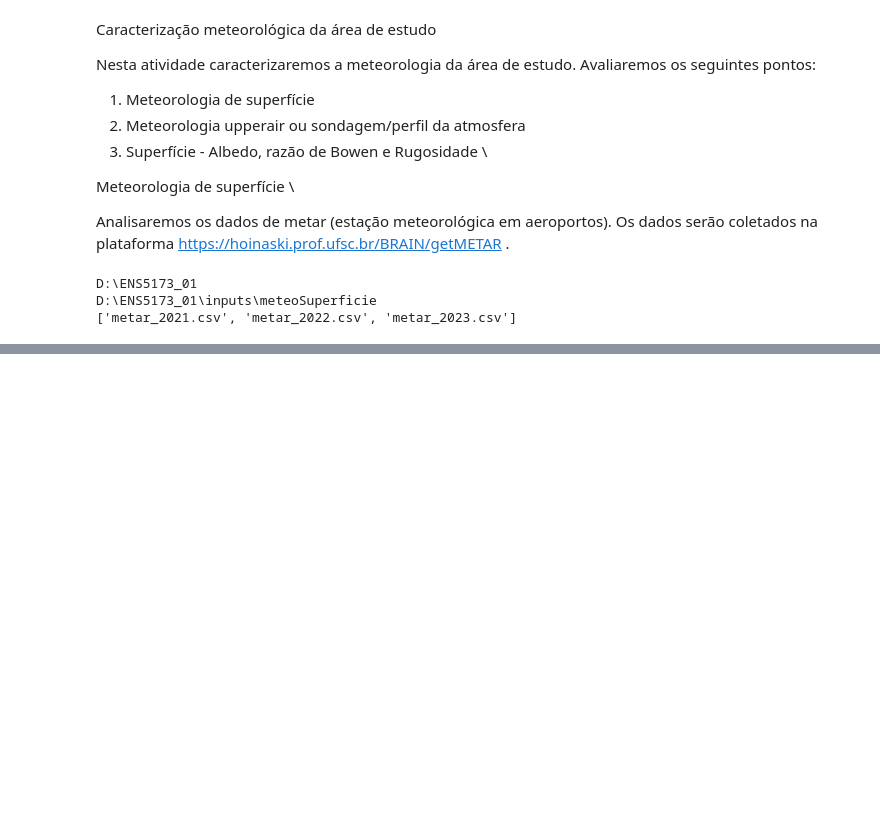
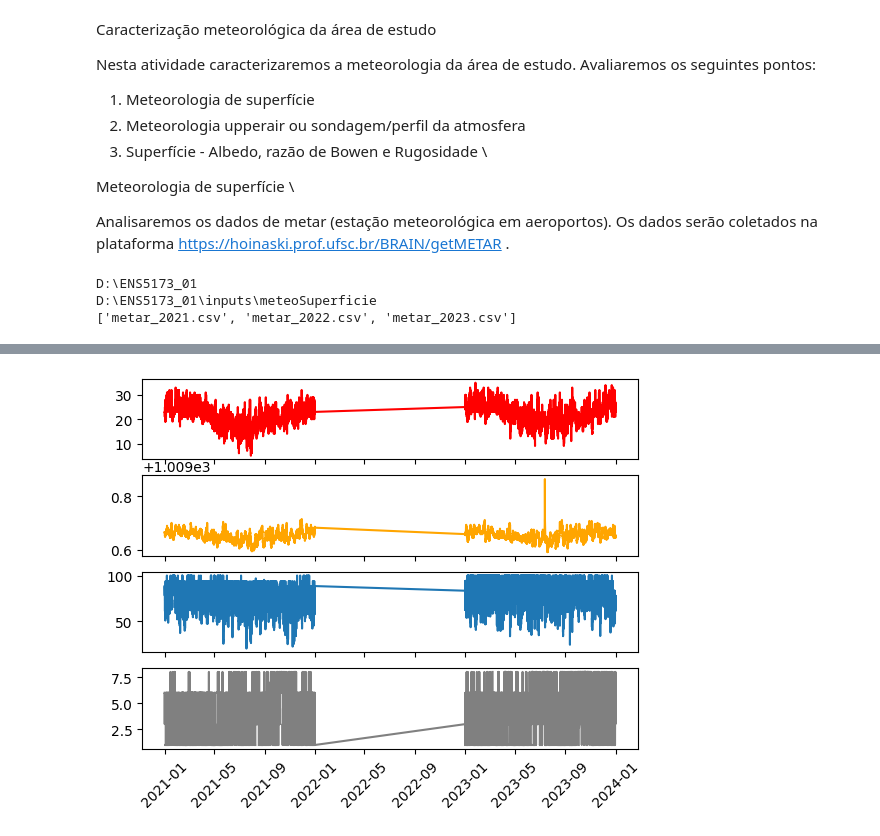
Before and after one commit to muriell-b/ENS5173_01, a Jupyter notebook: Atividade02.ipynb, the cells around one changed output, grey strips where cells are left out. Cells and saved outputs as stored; diff of their text form; code cells hidden in the pictures; blank space fills up the shorter version.

```diff
--- a/Atividade02.ipynb
+++ b/Atividade02.ipynb
@@ -29,3 +29,17 @@ print(files)
 D:\ENS5173_01
 D:\ENS5173_01\inputs\meteoSuperficie
 ['metar_2021.csv', 'metar_2022.csv', 'metar_2023.csv']
+# %%
+# Abrindo os arquivos metar
+import pandas as pd
+
+# Abrindo cada arquivo dentro da pasta e acumulando em uma lista chamada de metSuperficie
+metSuperficie=[]
+for file in files:
+    metSuperficie.append(pd.read_csv(metSuperficiePath+'\\'+file))
+
+# Convertendo metSuperficie para DataFrame
+metSuperficie = pd.concat(metSuperficie)
+
+print(metSuperficie)
+print(type(metSuperficie))
@@ -31,0 +64,9 @@ D:\ENS5173_01\inputs\meteoSuperficie
+# %%
+# Criar uma coluna com Datetime dos dados
+
+# Criar uma coluna de data e hora combinando as colunas separadas
+metSuperficie['datetime'] = pd.to_datetime(metSuperficie[['year', 'month', 'day', 'hour']])
+print(metSuperficie['datetime'])
+
+# Definido a coluna de datetime como índice da matriz
+metSuperficie.set_index(metSuperficie['datetime'])
@@ -31,0 +101,23 @@ D:\ENS5173_01\inputs\meteoSuperficie
+# %%
+# Analisando os dados através de figuras
+# Criar uma coluna com Datetime dos dados
+import pandas as pd
+
+# Criar uma coluna de data e hora combinando as colunas separadas
+metSuperficie['datetime'] = pd.to_datetime(metSuperficie[['year', 'month', 'day', 'hour']])
+
+# Definir a coluna de datetime como índice do DataFrame
+metSuperficie.set_index('datetime', inplace=True)
+
+# Analisar os dados através de figuras
+import matplotlib.pyplot as plt
+
+fig, ax = plt.subplots(4, sharex=True)
+ax[0].plot(metSuperficie.index, metSuperficie['temp'], color='red')
+ax[1].plot(metSuperficie.index, metSuperficie['p'], color='orange')
+ax[2].plot(metSuperficie.index, metSuperficie['relh'])
+ax[3].plot(metSuperficie.index, metSuperficie['cco'], color='gray')
+ax[3].tick_params(axis='x', rotation=45)
+plt.show()
+# %% [output]
+[figure, added]
```
Also changed, not shown: parts of 3 cells of this notebook.
